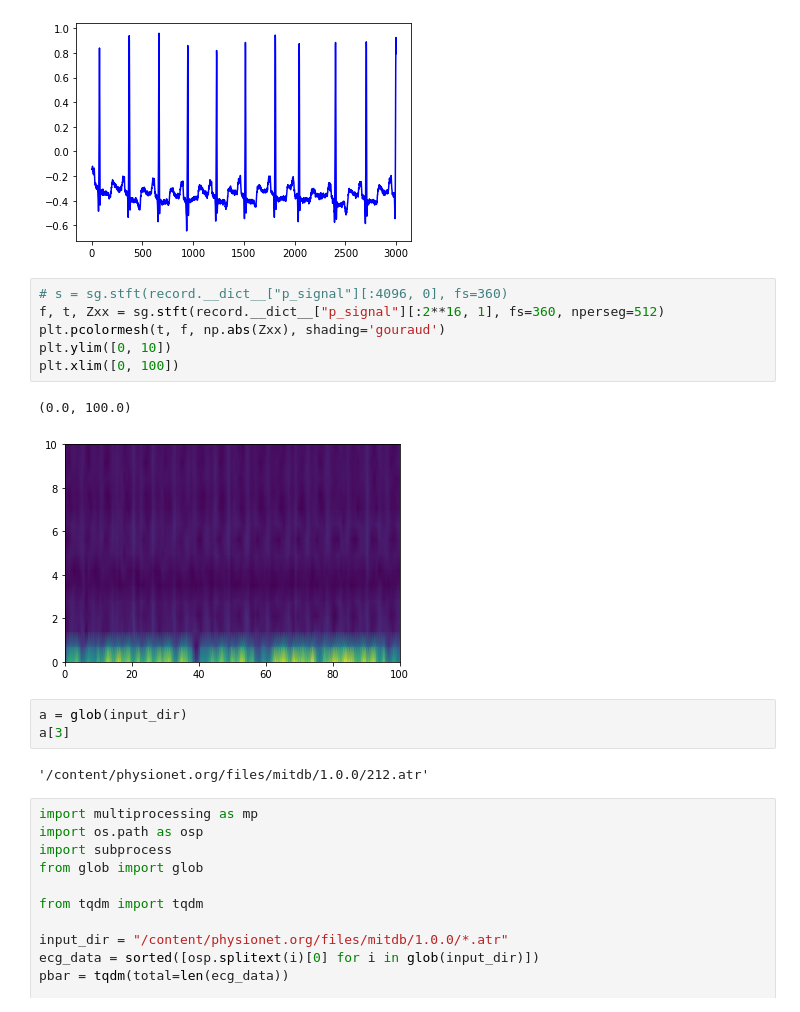
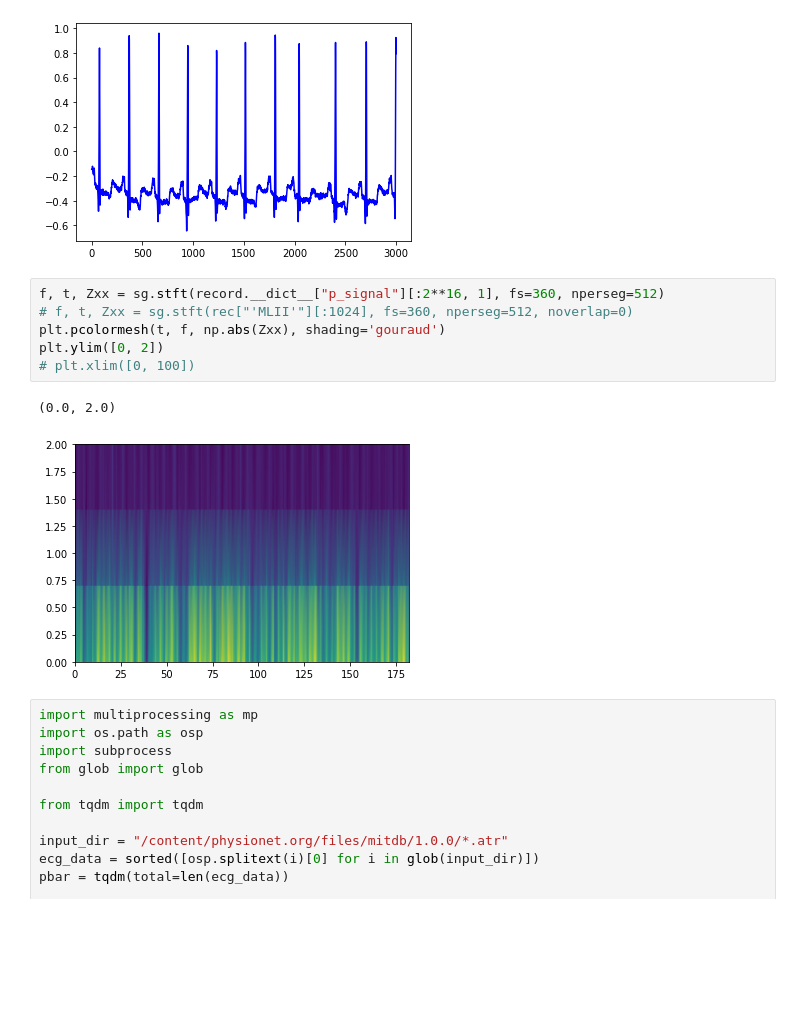
Before and after one commit to barakmam/ECG-Arrhythmia-Classification, a Jupyter notebook: main.ipynb, the cells around one changed output. Saved outputs shown, nothing was run; the diff lists cells and outputs as text; blank space fills up the shorter version.

```diff
--- a/main.ipynb
+++ b/main.ipynb
@@ -106,19 +72,14 @@ plt.show()
 # %% [output]
 [figure]
 # %%
-# s = sg.stft(record.__dict__["p_signal"][:4096, 0], fs=360)
 f, t, Zxx = sg.stft(record.__dict__["p_signal"][:2**16, 1], fs=360, nperseg=512)
+# f, t, Zxx = sg.stft(rec["'MLII'"][:1024], fs=360, nperseg=512, noverlap=0)
 plt.pcolormesh(t, f, np.abs(Zxx), shading='gouraud')
-plt.ylim([0, 10])
-plt.xlim([0, 100])
+plt.ylim([0, 2])
+# plt.xlim([0, 100])
 # %% [output]
-(0.0, 100.0)
+(0.0, 2.0)
-[figure, old version]
+[figure, new version]
-# %%
-a = glob(input_dir)
-a[3]
-# %% [output]
-'/content/physionet.org/files/mitdb/1.0.0/212.atr'
 # %%
 import multiprocessing as mp
 import os.path as osp
```
Also changed, not shown: parts of 12 cells of this notebook.
